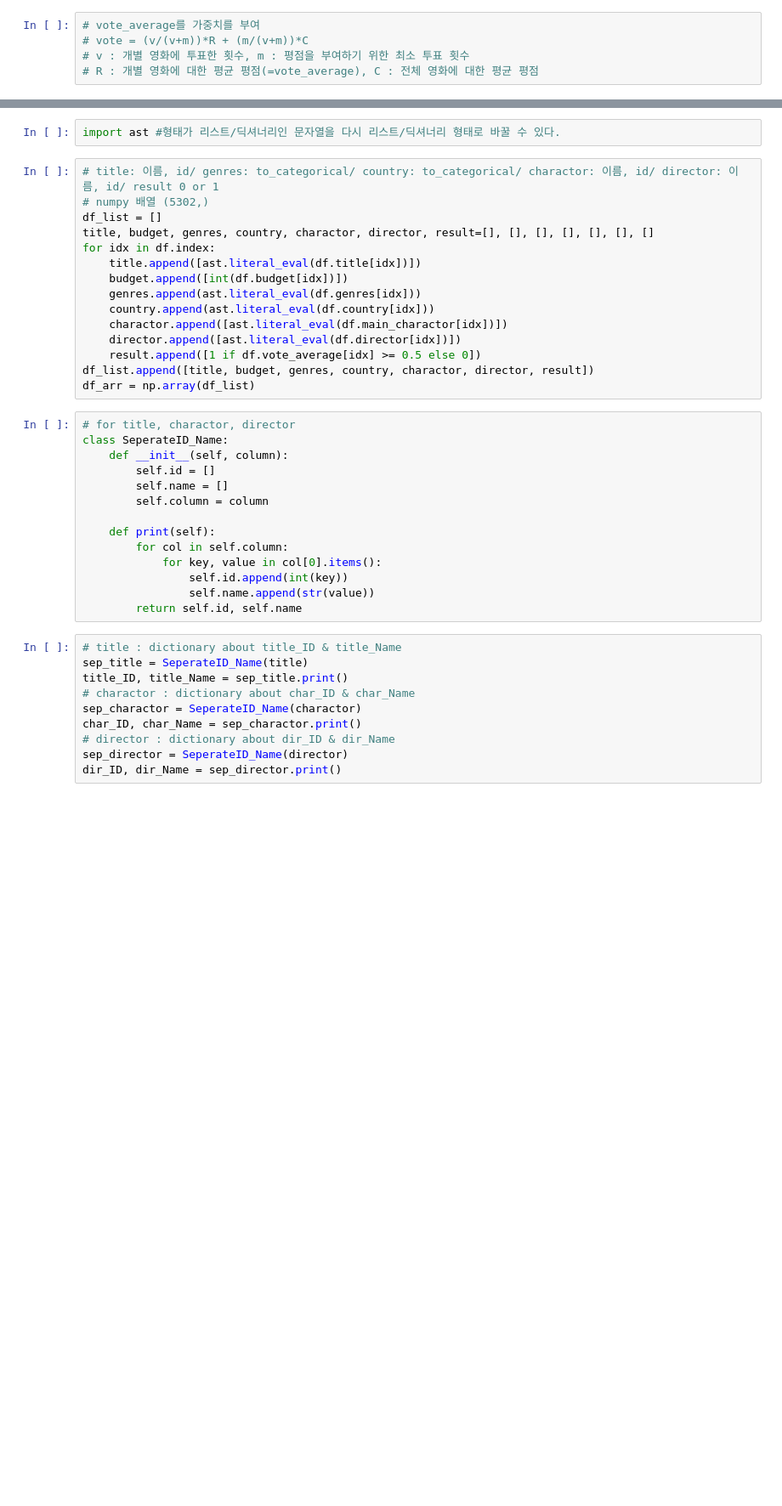
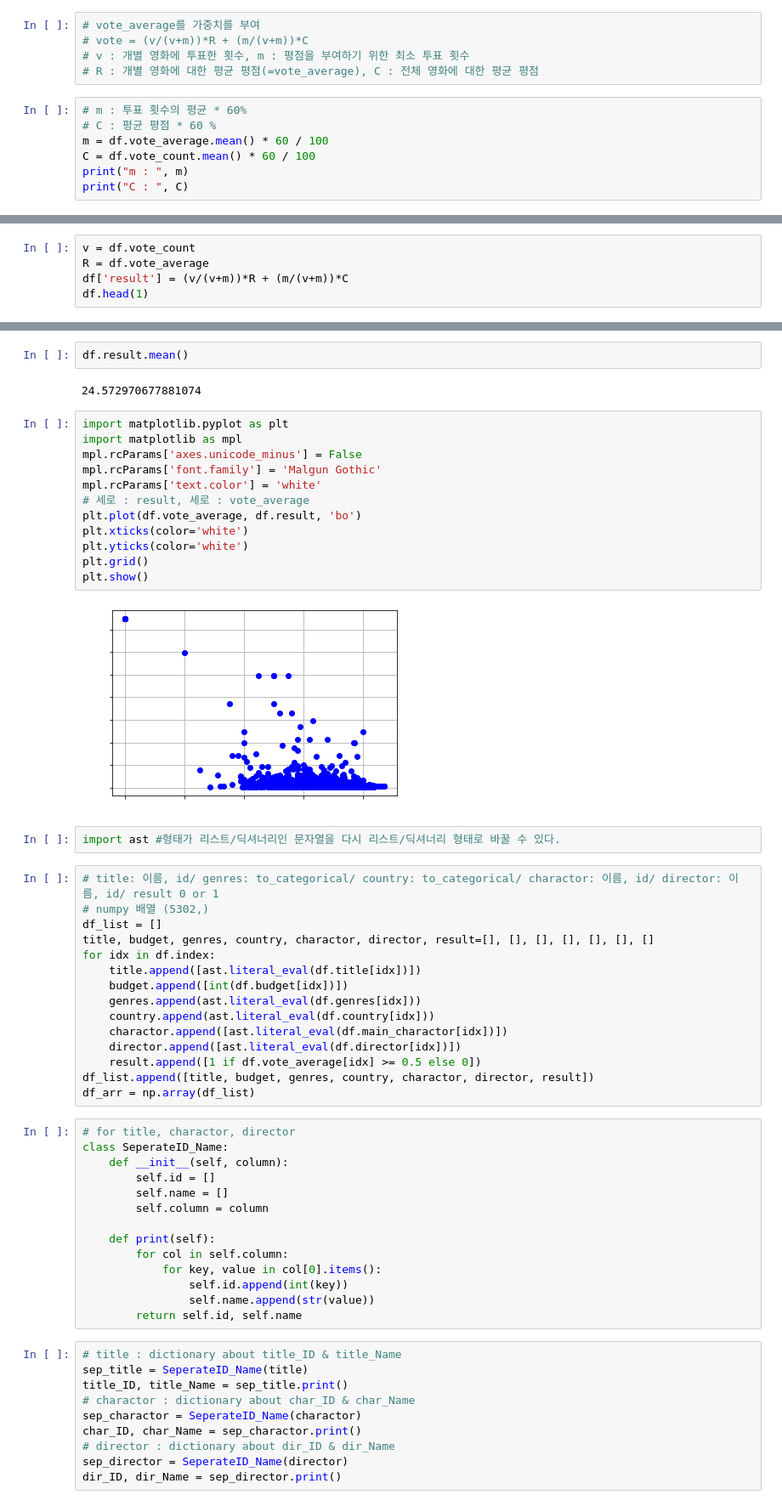
Before and after one commit to sky3085/ripple_ezen, a Jupyter notebook: ML/TMDBML.ipynb, the cells around one changed output, grey strips where cells are left out. Shown: that part at 85% size. Cells and saved outputs as stored; diff of their text form; blank space fills up the shorter version.

```diff
--- a/ML/TMDBML.ipynb
+++ b/ML/TMDBML.ipynb
@@ -16,3 +17,10 @@ df.head() # title : str
 # vote = (v/(v+m))*R + (m/(v+m))*C
 # v : 개별 영화에 투표한 횟수, m : 평점을 부여하기 위한 최소 투표 횟수
 # R : 개별 영화에 대한 평균 평점(=vote_average), C : 전체 영화에 대한 평균 평점
+# %%
+# m : 투표 횟수의 평균 * 60%
+# C : 평균 평점 * 60 %
+m = df.vote_average.mean() * 60 / 100
+C = df.vote_count.mean() * 60 / 100
+print("m : ", m)
+print("C : ", C)
@@ -18,0 +30,5 @@ df.head() # title : str
+# %%
+v = df.vote_count
+R = df.vote_average
+df['result'] = (v/(v+m))*R + (m/(v+m))*C
+df.head(1)
@@ -19,3 +38,21 @@ df.head() # title : str
+# %%
+df.result.mean()
+# %% [output]
+24.572970677881074
+# %%
+import matplotlib.pyplot as plt
+import matplotlib as mpl
+mpl.rcParams['axes.unicode_minus'] = False
+mpl.rcParams['font.family'] = 'Malgun Gothic'
+mpl.rcParams['text.color'] = 'white'
+# 세로 : result, 세로 : vote_average
+plt.plot(df.vote_average, df.result, 'bo')
+plt.xticks(color='white')
+plt.yticks(color='white')
+plt.grid()
+plt.show()
+# %% [output]
+[figure, added]
 # %%
 import ast #형태가 리스트/딕셔너리인 문자열을 다시 리스트/딕셔너리 형태로 바꿀 수 있다.
 # %%
```
Also changed, not shown: parts of 4 cells of this notebook, 3 other files.
